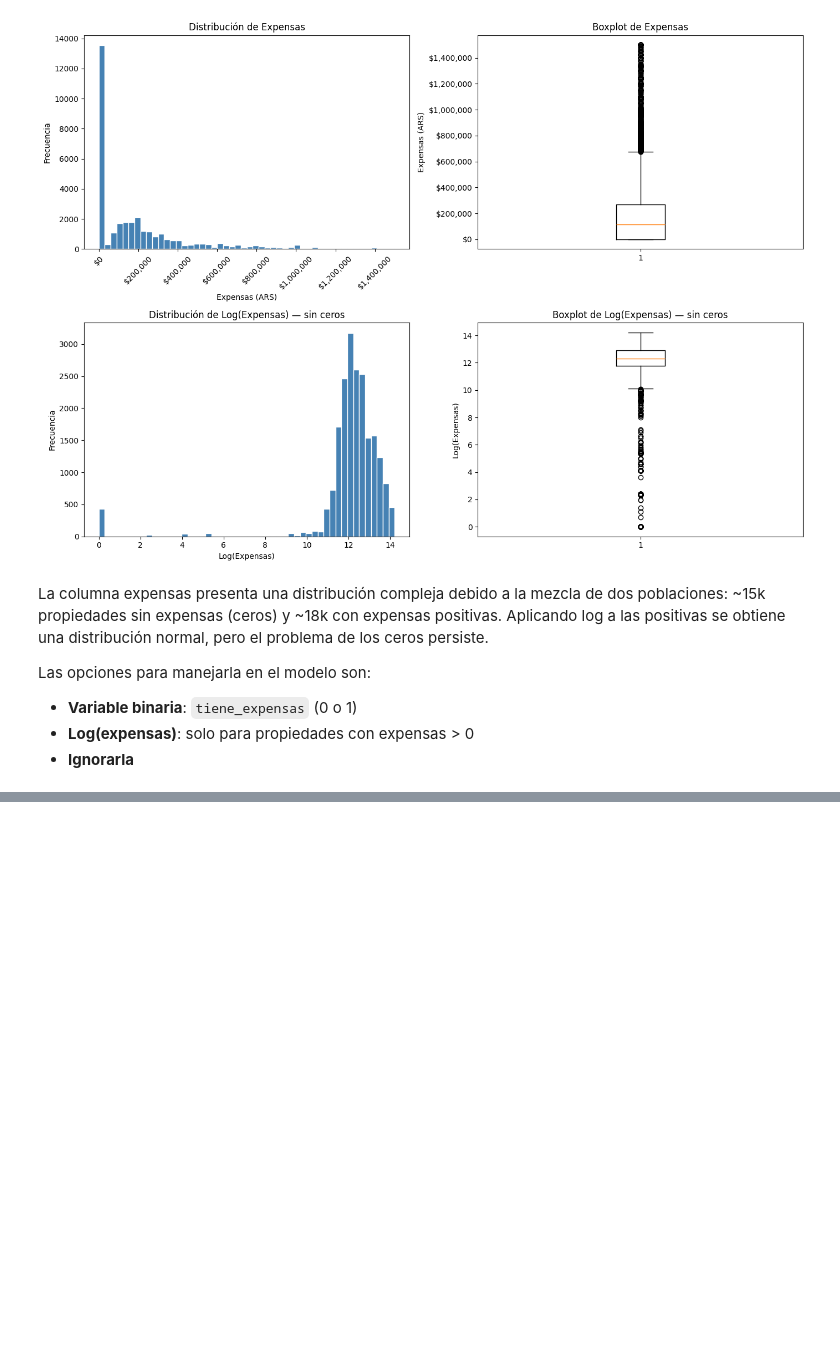
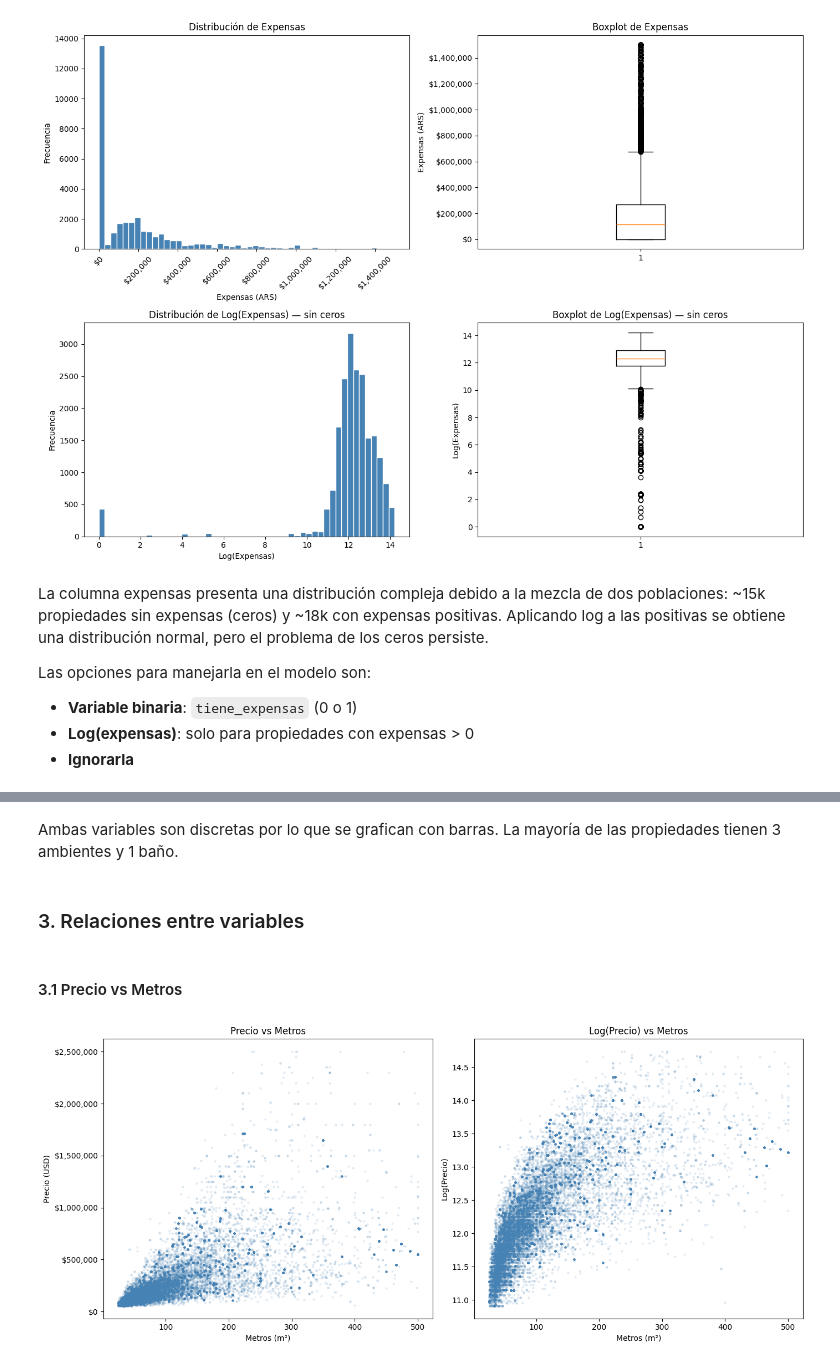
Before and after one commit to FacundoBerthet/precios-propiedades-caba, a Jupyter notebook: notebooks/03-eda.ipynb, the cells around one changed output, grey strips where cells are left out. Saved outputs shown, nothing was run; the diff lists cells and outputs as text; code cells hidden in the pictures; blank space fills up the shorter version.

Commit message:
add variables relation

```diff
--- a/notebooks/03-eda.ipynb
+++ b/notebooks/03-eda.ipynb
@@ -181,0 +205,27 @@ Las opciones para manejarla en el modelo son:
+# %% [markdown]
+Ambas variables son discretas por lo que se grafican con barras.
+La mayoría de las propiedades tienen 3 ambientes y 1 baño.
+# %% [markdown]
+### 3. Relaciones entre variables
+# %% [markdown]
+#### 3.1 Precio vs Metros
+# %%
+fig, axes = plt.subplots(1, 2, figsize=(14, 6))
+
+# Precio vs Metros original
+axes[0].scatter(df["metros"], df["precio"], alpha=0.1, color="steelblue", s=5)
+axes[0].set_title("Precio vs Metros")
+axes[0].set_xlabel("Metros (m²)")
+axes[0].set_ylabel("Precio (USD)")
+axes[0].yaxis.set_major_formatter(plt.FuncFormatter(lambda x, p: f"${x:,.0f}"))
+
+# Log(Precio) vs Metros
+axes[1].scatter(df["metros"], np.log(df["precio"]), alpha=0.1, color="steelblue", s=5)
+axes[1].set_title("Log(Precio) vs Metros")
+axes[1].set_xlabel("Metros (m²)")
+axes[1].set_ylabel("Log(Precio)")
+
+plt.tight_layout()
+plt.show()
+# %% [output]
+[figure, added]
```
Also changed, not shown: parts of 6 cells of this notebook.
